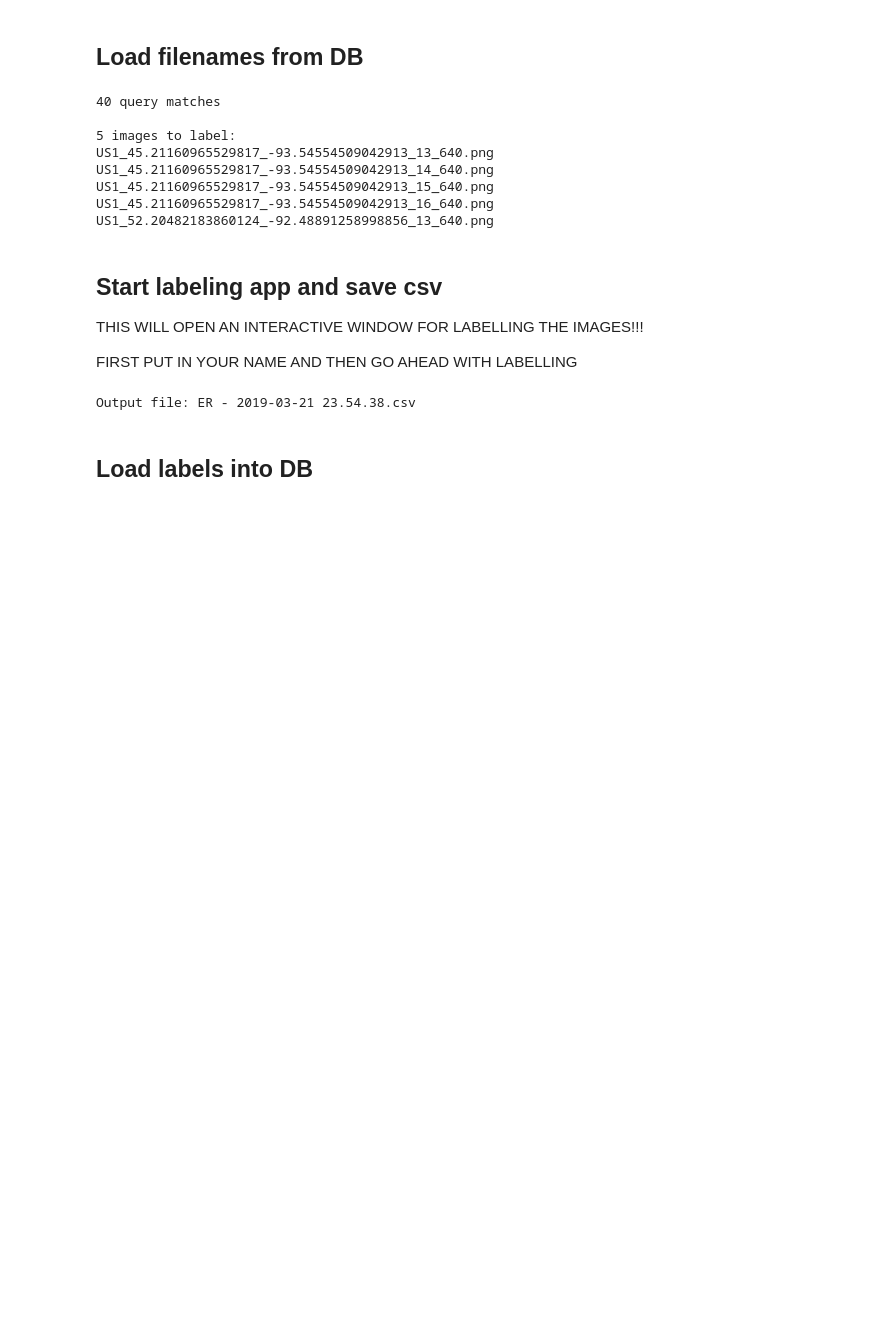
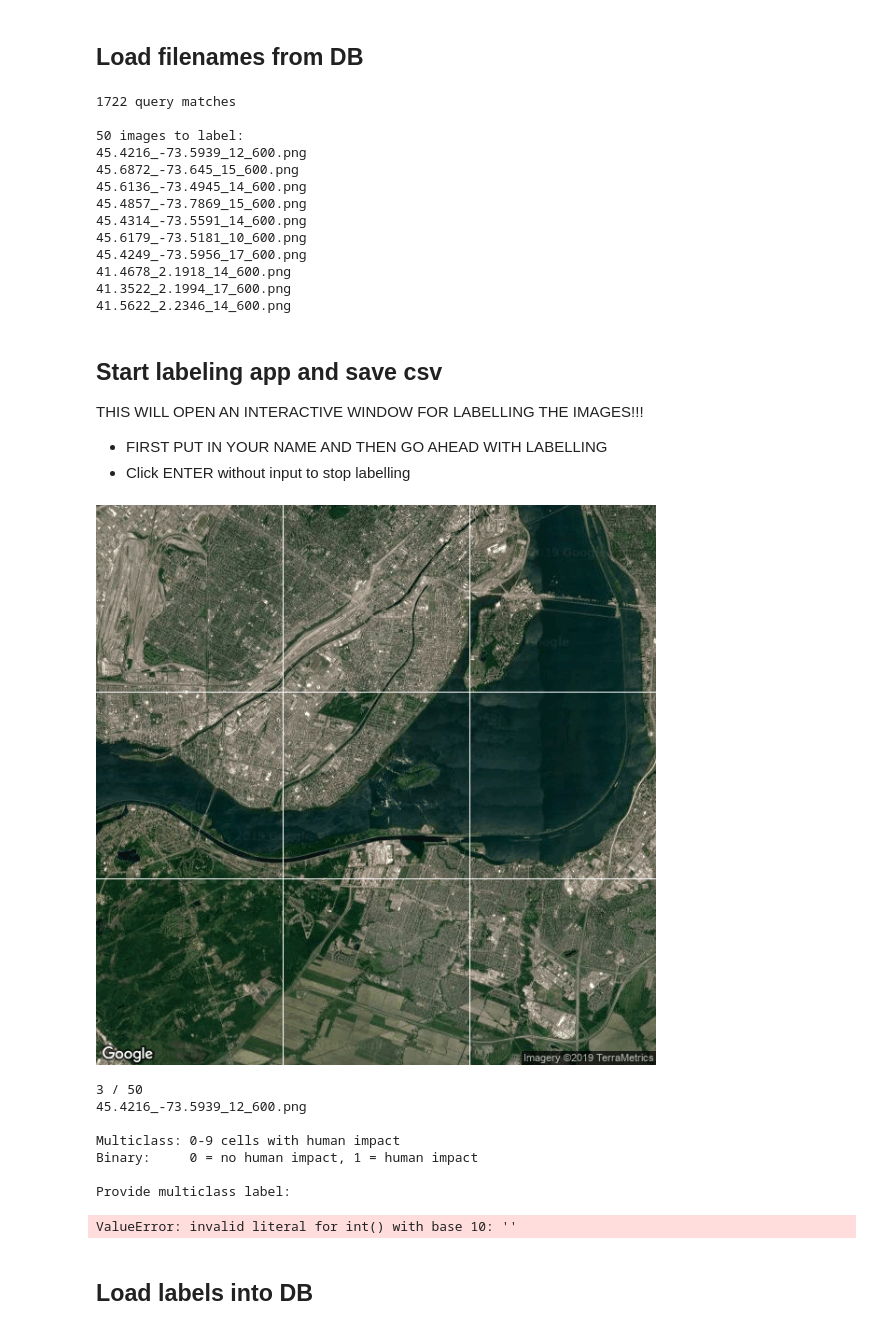
Before and after one commit to peterweber85/MasterThesis, a Jupyter notebook: Notebooks/ImageLabeling_ER.ipynb, the cells around one changed output. Saved outputs shown, nothing was run; the diff lists cells and outputs as text; code cells hidden in the pictures; blank space fills up the shorter version.

```diff
--- a/Notebooks/ImageLabeling_ER.ipynb
+++ b/Notebooks/ImageLabeling_ER.ipynb
@@ -42,12 +47,12 @@ DB connected successfully!!!
 # %% [markdown]
 ## Load filenames from DB
 # %%
-MAX_IMG_TO_LABEL = 5 # limit the images to label
+MAX_IMG_TO_LABEL = 50 # limit the images to label
 
 query = {
     "$and" : [
         #{ "name":"Spain" },
-        {"label_multi_er": {"$exists": True} },
+        {"label_multi_er": {"$exists": False} },
         {"gist": {"$exists": True} },
         #{"gist": {"$exists": False} }
     ]
@@ -64,26 +69,40 @@ for image in images_filenames[:10]:
 # Get image info of all the files of area name provided above (filenames, images, np.array)
 images_info = ima.load_images_from_gdrive(images_filenames, IMG_FOLDER + DATASET + "/")
 # %% [output]
-40 query matches
+1722 query matches
 
-5 images to label:
-US1_45.21160965529817_-93.54554509042913_13_640.png
-US1_45.21160965529817_-93.54554509042913_14_640.png
-US1_45.21160965529817_-93.54554509042913_15_640.png
-US1_45.21160965529817_-93.54554509042913_16_640.png
-US1_52.20482183860124_-92.48891258998856_13_640.png
+50 images to label:
+45.4216_-73.5939_12_600.png
+45.6872_-73.645_15_600.png
+45.6136_-73.4945_14_600.png
+45.4857_-73.7869_15_600.png
+45.4314_-73.5591_14_600.png
+45.6179_-73.5181_10_600.png
+45.4249_-73.5956_17_600.png
+41.4678_2.1918_14_600.png
+41.3522_2.1994_17_600.png
+41.5622_2.2346_14_600.png
 # %% [markdown]
 ## Start labeling app and save csv
 
 THIS WILL OPEN AN INTERACTIVE WINDOW FOR LABELLING THE IMAGES!!!
 
-FIRST PUT IN YOUR NAME AND THEN GO AHEAD WITH LABELLING
+* FIRST PUT IN YOUR NAME AND THEN GO AHEAD WITH LABELLING
+* Click ENTER without input to stop labelling
 # %%
-filename_upload_to_db = 'ER - ' + str(datetime.datetime.today())[:19].replace(':','.') + '.csv'
+filename_upload_to_db = 'labels/ER - ' + str(datetime.datetime.today())[:19].replace(':','.') + '.csv'
 
 images_info = ima.add_labels_and_save_csv(images_info, IMG_FOLDER, filename_upload_to_db)
 # %% [output]
+[figure, added]
-Output file: ER - 2019-03-21 23.54.38.csv
+3 / 50
+45.4216_-73.5939_12_600.png
+
+Multiclass: 0-9 cells with human impact
+Binary:     0 = no human impact, 1 = human impact
+
+Provide multiclass label:
+ValueError: invalid literal for int() with base 10: ''
 # %% [markdown]
 ## Load labels into DB
 # %%
```
Also changed, not shown: parts of 11 cells of this notebook, 2 other files.
